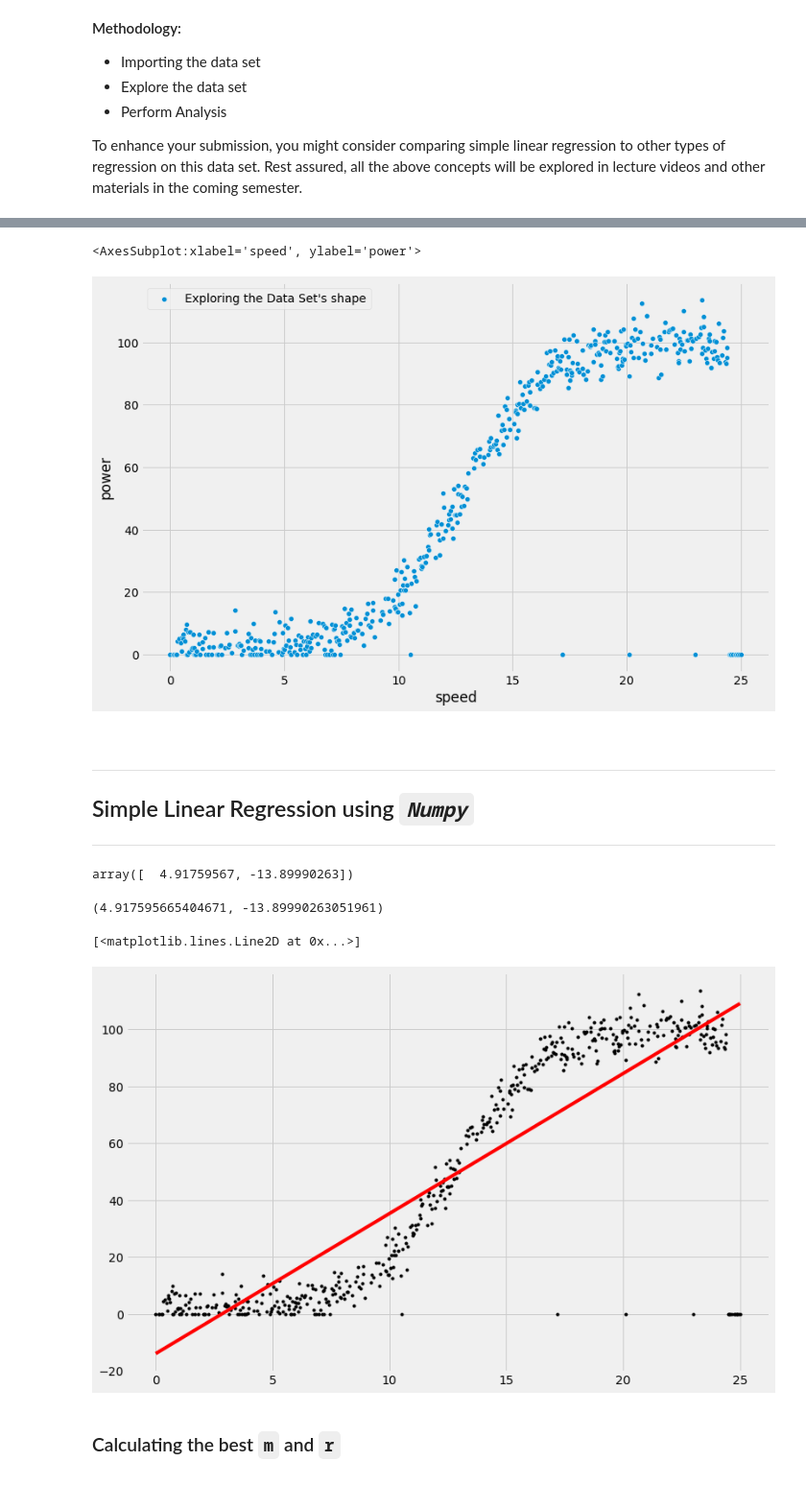
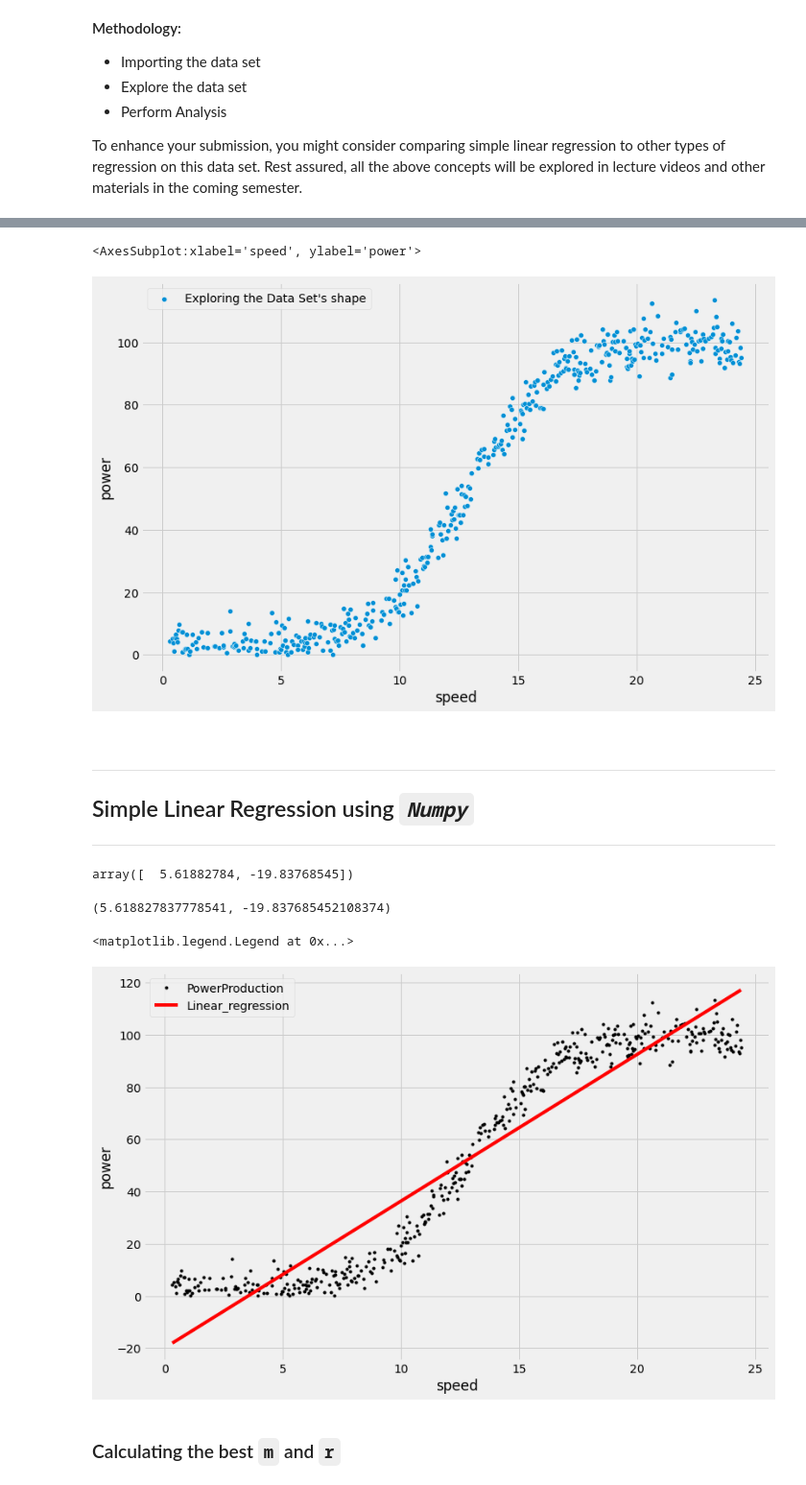
Before and after one commit to G00387867/FDA-project, a Jupyter notebook: power-production.ipynb, the cells around one changed output, grey strips where cells are left out. Shown: that part at 96% size. Cells and saved outputs as stored; diff of their text form; code cells hidden in the pictures.

```diff
--- a/power-production.ipynb
+++ b/power-production.ipynb
@@ -44,7 +44,9 @@ plt.rcParams['figure.figsize'] = (12, 8)
 plt.style.use("fivethirtyeight")
 # %%
 url = "https://raw.githubusercontent.com/ianmcloughlin/2020A-machstat-project/master/dataset/powerproduction.csv"
-df = pd.read_csv(url, error_bad_lines=False)
+df = pd.read_csv(url)
+# dropping the rows with element 0
+df = df[df != 0].dropna()
 df
 # %% [output]
 |  | speed | power |
@@ -97,7 +99,7 @@ df.describe()
 sns.scatterplot(data = df, x = "speed", y = "power", label = "Exploring the Data Set's shape")
 # %% [output]
 <AxesSubplot:xlabel='speed', ylabel='power'>
-[figure, old version]
+[figure, new version]
 # %% [markdown]
 <br>
 
@@ -108,7 +110,7 @@ sns.scatterplot(data = df, x = "speed", y = "power", label = "Exploring the Data
 # Do regression on the speed and power arrays using numpy.
 np.polyfit(df["speed"], df["power"], 1)
 # %% [output]
-array([  4.91759567, -13.89990263])
+array([  5.61882784, -19.83768545])
 # %%
 speed = df["speed"]
 power = df["power"]
@@ -119,14 +121,17 @@ m, p = np.polyfit(speed, power, 1)
 # Have a look at m and r.
 m, p
 # %% [output]
-(4.917595665404671, -13.89990263051961)
+(5.618827837778541, -19.837685452108374)
 # %%
 # Plot speed and power and the regression line in red.
-plt.plot(speed, power, "k.")
-plt.plot(speed, m * speed + p, "r-" )
+plt.plot(speed, power, "k.", label = "PowerProduction")
+plt.plot(speed, m * speed + p, "r-", label = "Linear_regression" )
+plt.xlabel("speed")
+plt.ylabel("power")
+plt.legend()
 # %% [output]
-[<matplotlib.lines.Line2D at 0x...>]
+<matplotlib.legend.Legend at 0x...>
-[figure, old version]
+[figure, new version]
 # %% [markdown]
 ### Calculating the best `m` and `r`
 # %%
```
Also changed, not shown: parts of 36 cells of this notebook, 1 other file.
